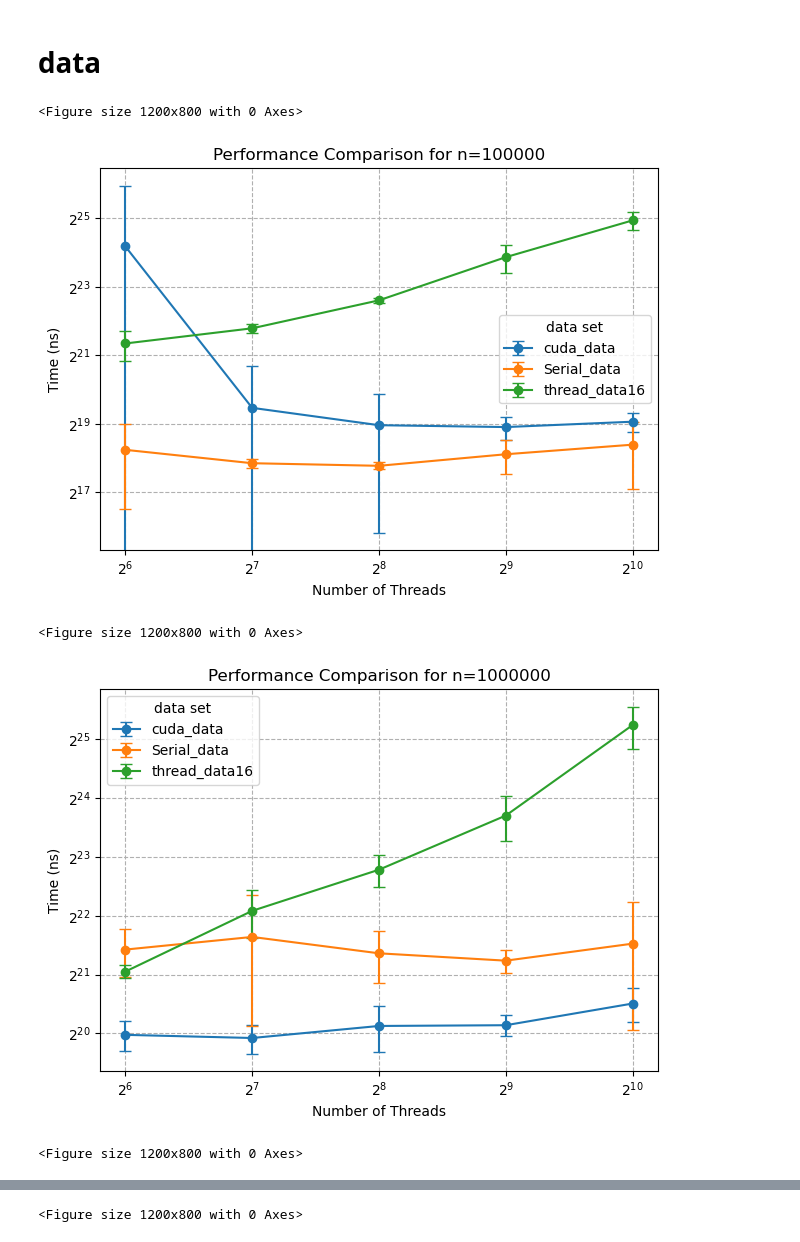
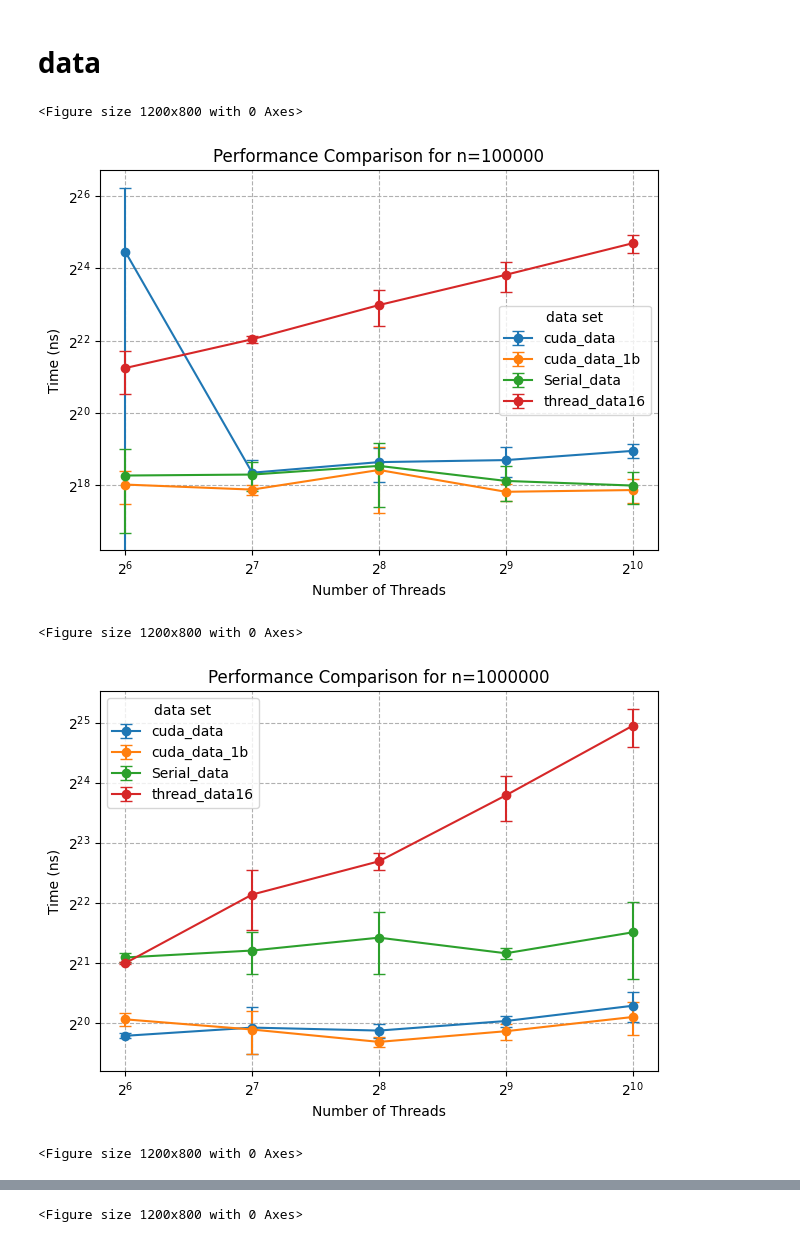
Before and after one commit to jameson-m-jolley/Programming-Project-9-Implement-CUDA-Count3s, a Jupyter notebook: report.ipynb, the cells around one changed output, grey strips where cells are left out. Saved outputs shown, nothing was run; the diff lists cells and outputs as text; code cells hidden in the pictures.

```diff
--- a/report.ipynb
+++ b/report.ipynb
@@ -24,6 +47,7 @@ import matplotlib.pyplot as plt
 import glob
 import os
 csv_files = ['cuda_data.csv',
+             "cuda_data_1b.csv",
 'Serial_data.csv',
 'thread_data16.csv',
 ]
@@ -39,34 +63,34 @@ for n_val in n_values:
         df = pd.read_csv(csv_file)
         label = os.path.splitext(os.path.basename(csv_file))[0]
         grouped = df.groupby(['size of n', 'number of threads'])['time in ns']
         mean = grouped.mean().reset_index()
         std = grouped.std().reset_index()
         mask = mean['size of n'] == n_val
         threads = mean.loc[mask, 'number of threads']
         avg = mean.loc[mask, 'time in ns']
         error = std.loc[mask, 'time in ns']
 
         ax.errorbar(
             threads,
             avg,
             yerr=error,
             marker='o',
             capsize=4,
             label=label
         )
 
     ax.set_xlabel('Number of Threads')
     ax.set_ylabel('Time (ns)')
     ax.set_title(f'Performance Comparison for n={n_val}')
     ax.set_xscale('log', base=2)
     ax.set_yscale('log', base=2)
     ax.legend(title='data set')
     ax.grid(True, which='both', ls='--')
     plt.tight_layout()
     plt.show()
 # %% [output]
 <Figure size 1200x800 with 0 Axes>
-[figure, old version]
+[figure, new version]
 <Figure size 1200x800 with 0 Axes>
-[figure, old version]
+[figure, new version]
 <Figure size 1200x800 with 0 Axes>
```
Also changed, not shown: parts of 14 cells of this notebook.
